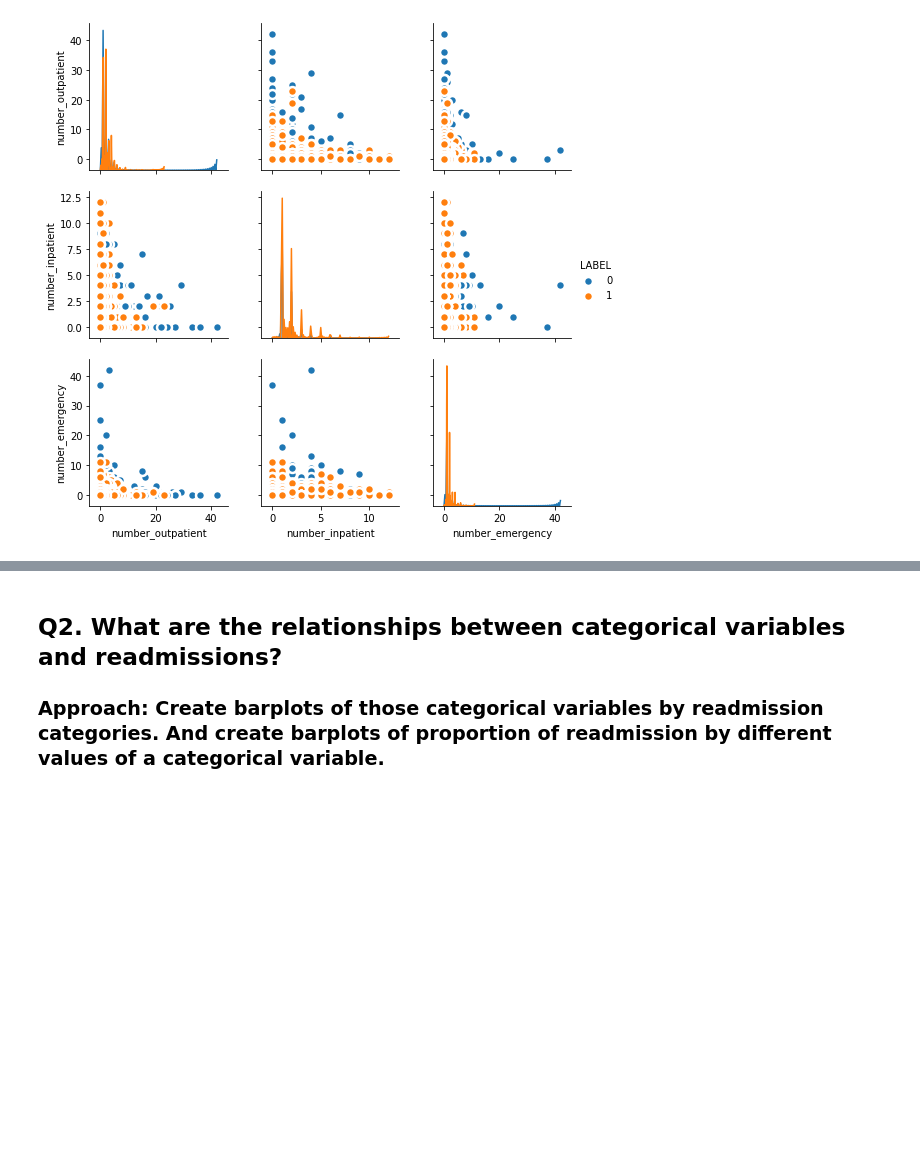
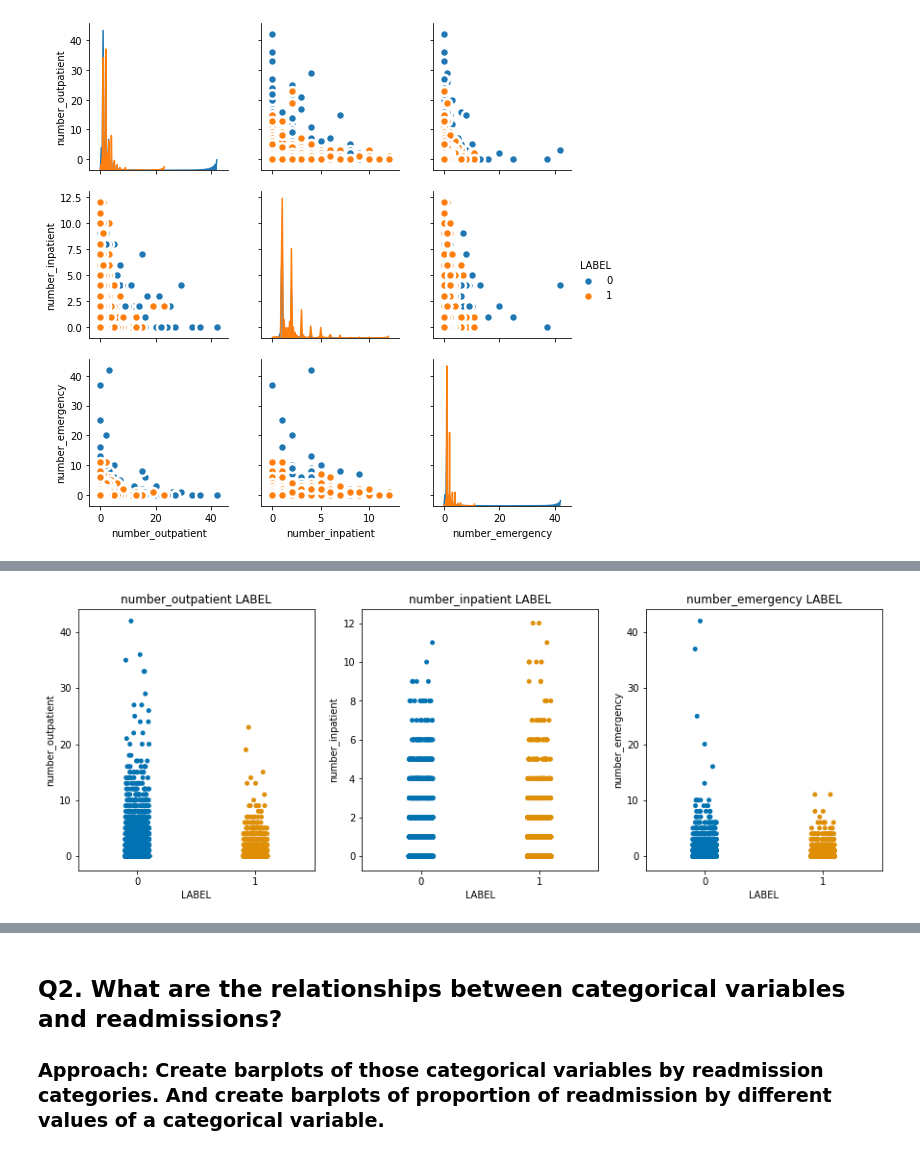
Before and after one commit to hwdsda/Springboard_Capstone1_diabetes_readmission_prediction, a Jupyter notebook: 3_Data_Story.ipynb, the cells around one changed output, grey strips where cells are left out. Saved outputs shown, nothing was run; the diff lists cells and outputs as text; code cells hidden in the pictures; blank space fills up the shorter version.

```diff
--- a/3_Data_Story.ipynb
+++ b/3_Data_Story.ipynb
@@ -56,2 +59,15 @@ bplot_label(df, 'number_emergency', ax=axes[2,1])
+# %%
+def stripplot_label(df, col, ax=None):
+    splot = sns.stripplot(x='LABEL', y=col,
+                        data=df,
+                        palette="colorblind", jitter=True, ax=ax)
+    splot.set_title(col + ' LABEL')
+
+fig, axes = plt.subplots(1,3,figsize=(15,5))
+stripplot_label(df, 'number_outpatient', ax=axes[0])
+stripplot_label(df, 'number_inpatient', ax=axes[1])
+stripplot_label(df, 'number_emergency', ax=axes[2])
+# %% [output]
+[figure, added]
 # %% [markdown]
 ### Results and conclusions
```
Also changed, not shown: parts of 17 cells of this notebook, 2 other files.
